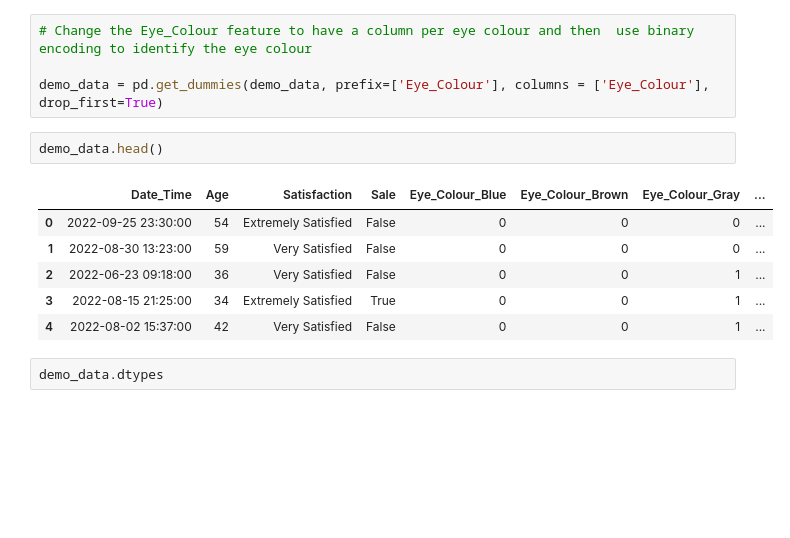
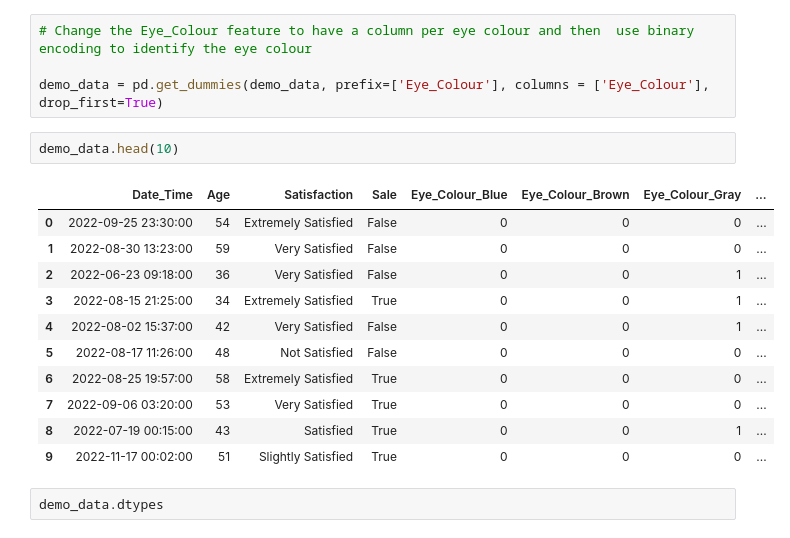
Before and after one commit to ShaunCahill/COMM493, a Jupyter notebook: Regression and Classification/Technical Expectations/Technical Expectations.ipynb, the cells around one changed output. Drawn from its saved outputs; the diff is of its cells as text; blank space fills up the shorter version.

```diff
--- a/Regression and Classification/Technical Expectations/Technical Expectations.ipynb
+++ b/Regression and Classification/Technical Expectations/Technical Expectations.ipynb
@@ -91,14 +92,19 @@ demo_data.head()
 
 demo_data = pd.get_dummies(demo_data, prefix=['Eye_Colour'], columns = ['Eye_Colour'], drop_first=True)
 # %%
-demo_data.head()
+demo_data.head(10)
 # %% [output]
 |  | Date_Time | Age | Satisfaction | Sale | Eye_Colour_Blue | Eye_Colour_Brown | Eye_Colour_Gray | ... |
 | 0 | 2022-09-25 23:30:00 | 54 | Extremely Satisfied | False | 0 | 0 | 0 | ... |
 | 1 | 2022-08-30 13:23:00 | 59 | Very Satisfied | False | 0 | 0 | 0 | ... |
 | 2 | 2022-06-23 09:18:00 | 36 | Very Satisfied | False | 0 | 0 | 1 | ... |
 | 3 | 2022-08-15 21:25:00 | 34 | Extremely Satisfied | True | 0 | 0 | 1 | ... |
 | 4 | 2022-08-02 15:37:00 | 42 | Very Satisfied | False | 0 | 0 | 1 | ... |
+| 5 | 2022-08-17 11:26:00 | 48 | Not Satisfied | False | 0 | 0 | 0 | ... |
+| 6 | 2022-08-25 19:57:00 | 58 | Extremely Satisfied | True | 0 | 0 | 0 | ... |
+| 7 | 2022-09-06 03:20:00 | 53 | Very Satisfied | True | 0 | 0 | 0 | ... |
+| 8 | 2022-07-19 00:15:00 | 43 | Satisfied | True | 0 | 0 | 1 | ... |
+| 9 | 2022-11-17 00:02:00 | 51 | Slightly Satisfied | True | 0 | 0 | 0 | ... |
 # %%
 demo_data.dtypes
 # %% [output]
```
Also changed, not shown: parts of 7 cells of this notebook.
